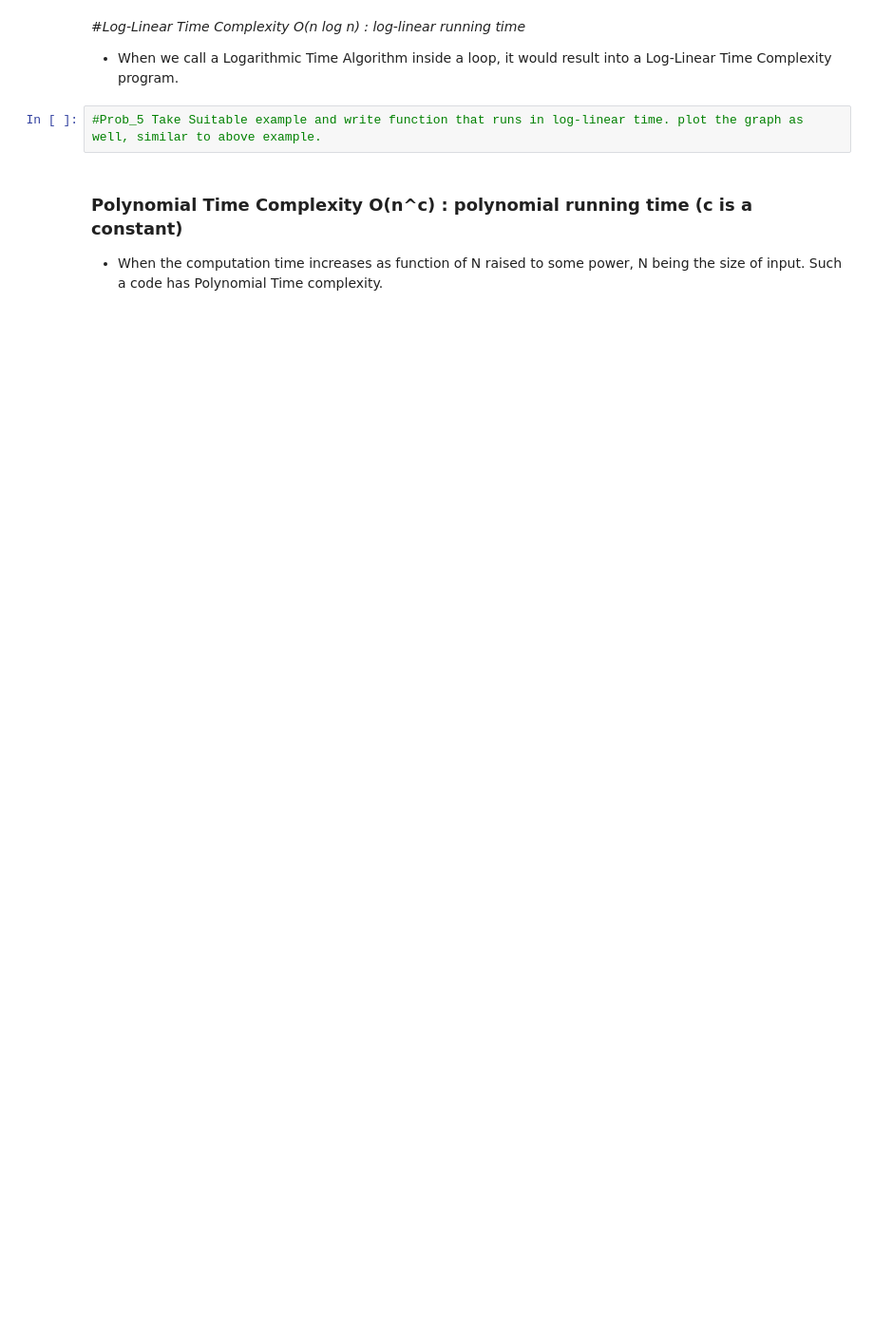
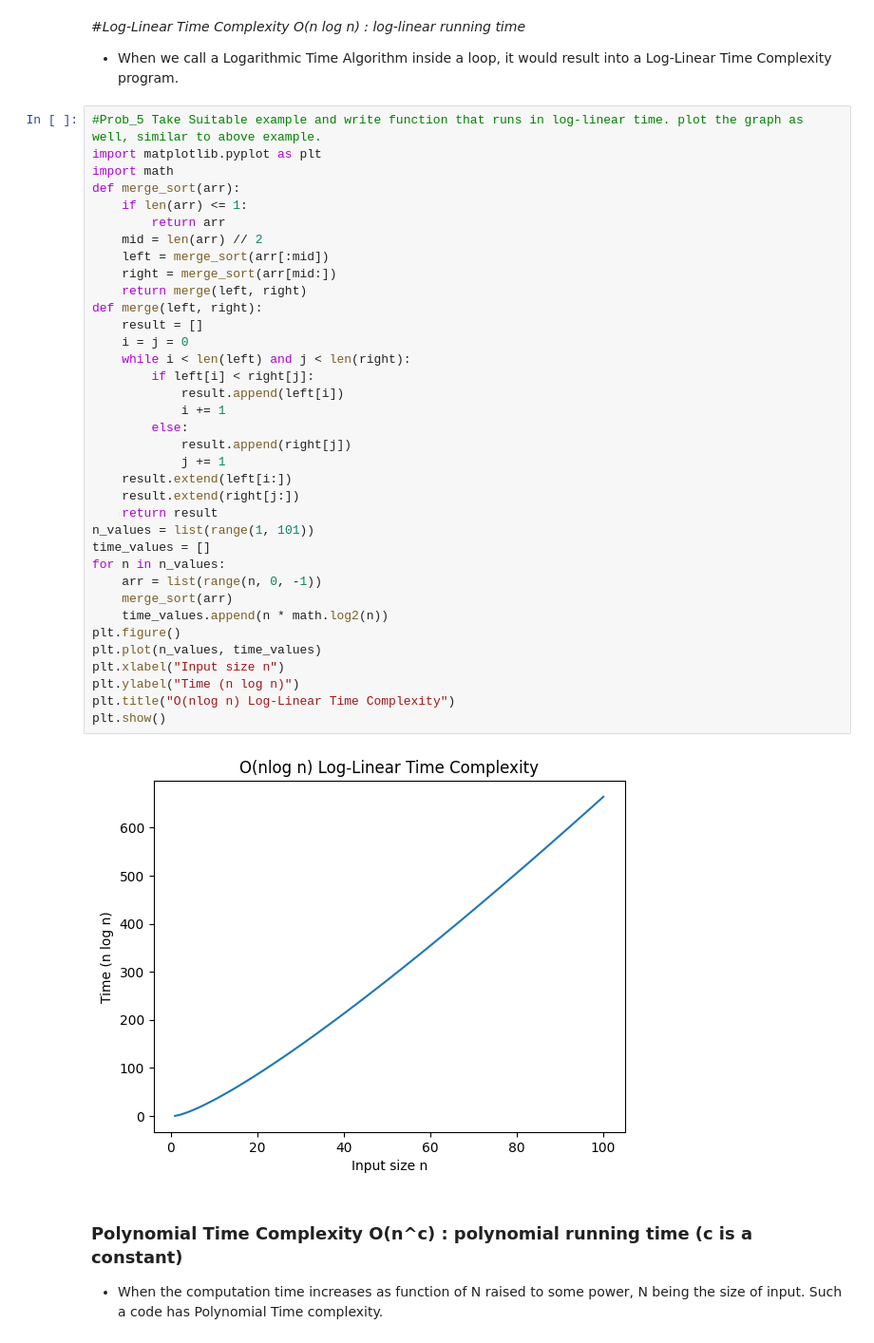
Before and after one commit to palak-2006/ALGO-lab, a Jupyter notebook: Lab_3_Growth_of_function.ipynb, the cells around one changed output. Shown at 95% size. Drawn from its saved outputs; the diff is of its cells as text; blank space fills up the shorter version.

```diff
--- a/Lab_3_Growth_of_function.ipynb
+++ b/Lab_3_Growth_of_function.ipynb
@@ -126,8 +149,44 @@ def binary_search(arr,target):
 
 * When we call a Logarithmic Time Algorithm inside a loop, it would
 result into a Log-Linear Time Complexity program.
-# %%
-#Prob_5 Take Suitable example and write function that runs in log-linear time. plot the graph as well, similar to above example.
+# %%
+#Prob_5 Take Suitable example and write function that runs in log-linear time. plot the graph as well, similar to above example.
+import matplotlib.pyplot as plt
+import math
+def merge_sort(arr):
+    if len(arr) <= 1:
+        return arr
+    mid = len(arr) // 2
+    left = merge_sort(arr[:mid])
+    right = merge_sort(arr[mid:])
+    return merge(left, right)
+def merge(left, right):
+    result = []
+    i = j = 0
+    while i < len(left) and j < len(right):
+        if left[i] < right[j]:
+            result.append(left[i])
+            i += 1
+        else:
+            result.append(right[j])
+            j += 1
+    result.extend(left[i:])
+    result.extend(right[j:])
+    return result
+n_values = list(range(1, 101))
+time_values = []
+for n in n_values:
+    arr = list(range(n, 0, -1))
+    merge_sort(arr)
+    time_values.append(n * math.log2(n))
+plt.figure()
+plt.plot(n_values, time_values)
+plt.xlabel("Input size n")
+plt.ylabel("Time (n log n)")
+plt.title("O(nlog n) Log-Linear Time Complexity")
+plt.show()
+# %% [output]
+[figure, added]
 # %% [markdown]
 ### Polynomial Time Complexity O(n^c) : polynomial running time (c is a constant)
 
```
Also changed, not shown: parts of 9 cells of this notebook.
